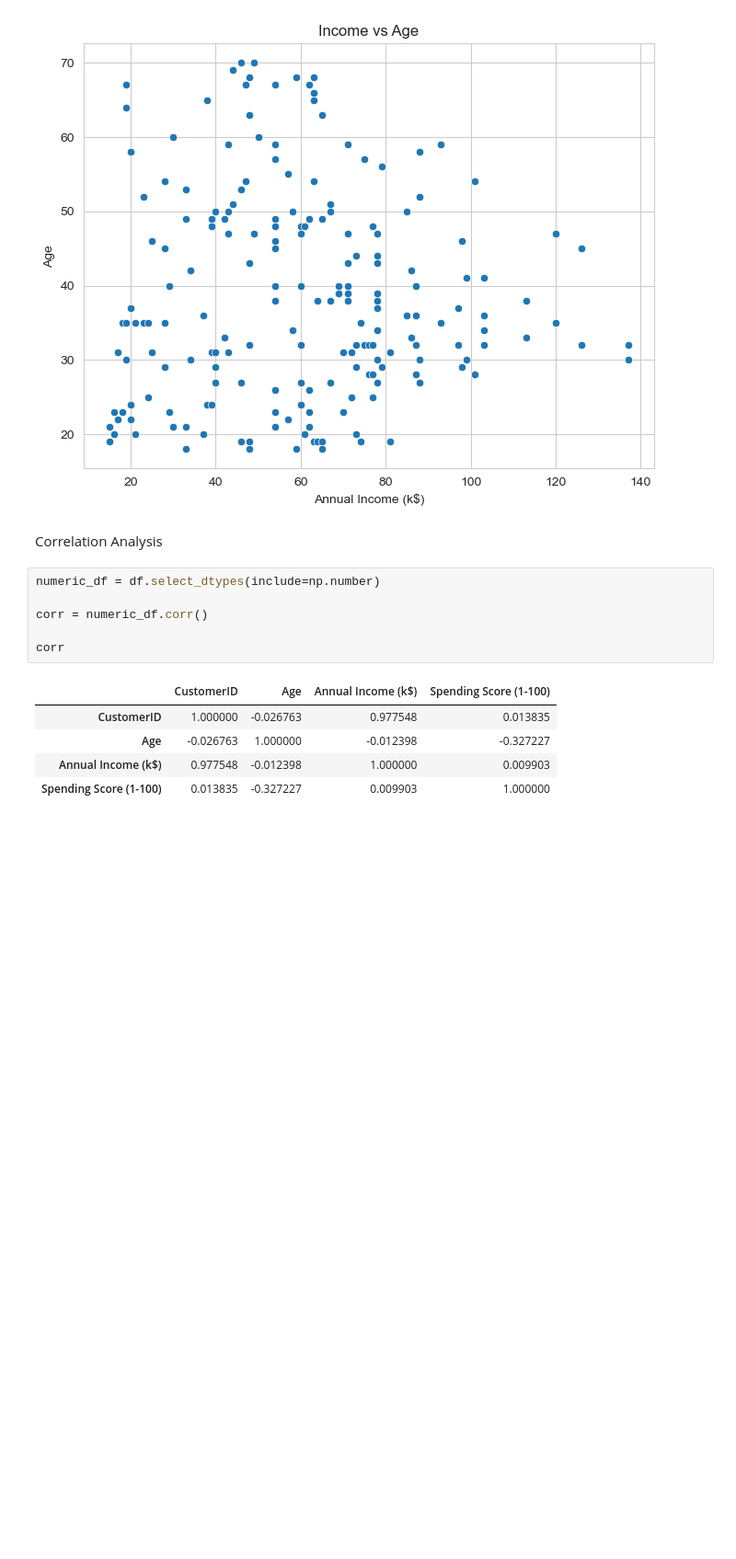
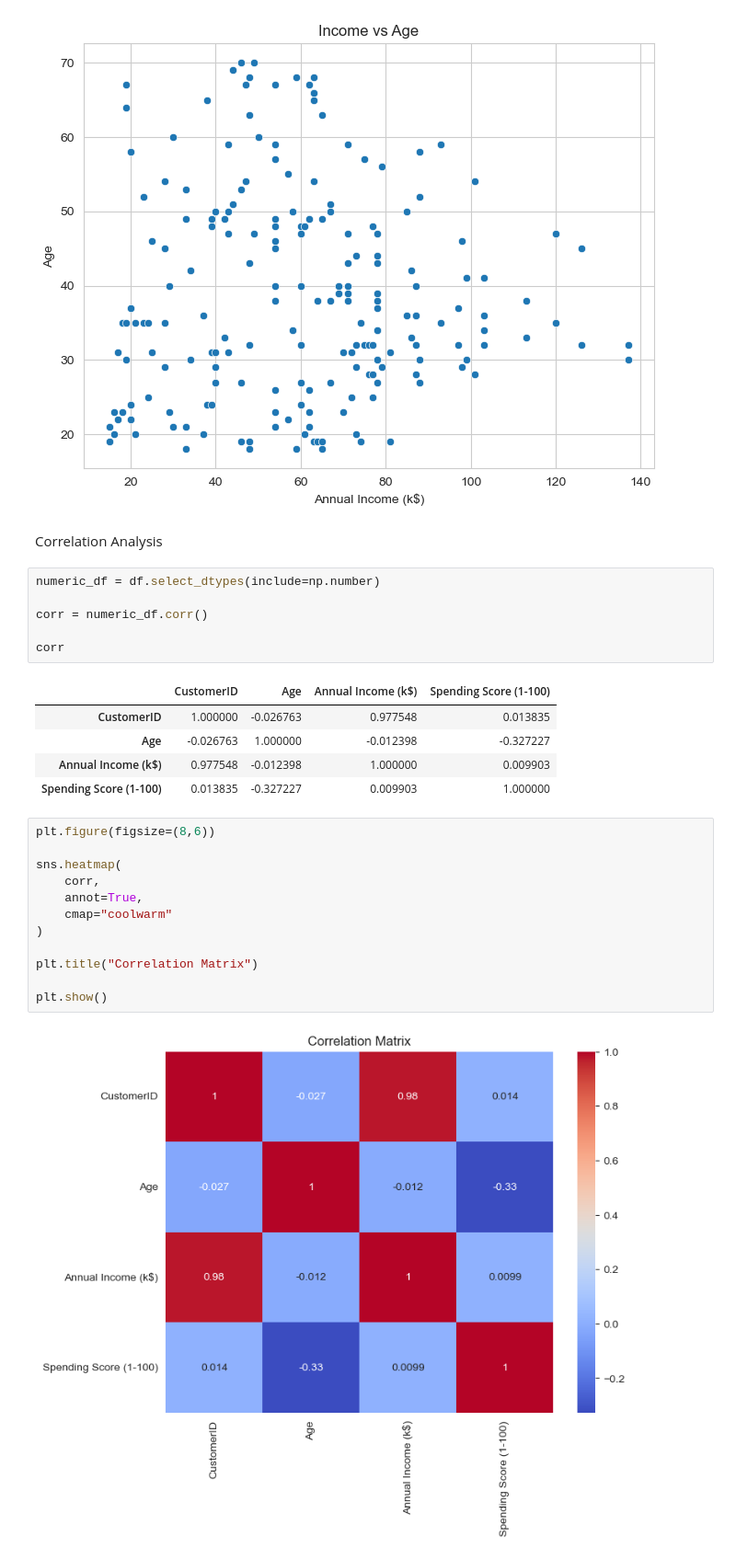
Before and after one commit to Samm-05/Mall_Customer_Segmentation, a Jupyter notebook: notebooks/EDA.ipynb, the cells around one changed output. Shown at 92% size. Drawn from its saved outputs; the diff is of its cells as text; blank space fills up the shorter version.

```diff
--- a/notebooks/EDA.ipynb
+++ b/notebooks/EDA.ipynb
@@ -174,3 +174,17 @@ corr
 | Age | -0.026763 | 1.000000 | -0.012398 | -0.327227 |
 | Annual Income (k$) | 0.977548 | -0.012398 | 1.000000 | 0.009903 |
 | Spending Score (1-100) | 0.013835 | -0.327227 | 0.009903 | 1.000000 |
+# %%
+plt.figure(figsize=(8,6))
+
+sns.heatmap(
+    corr,
+    annot=True,
+    cmap="coolwarm"
+)
+
+plt.title("Correlation Matrix")
+
+plt.show()
+# %% [output]
+[figure, added]
```
